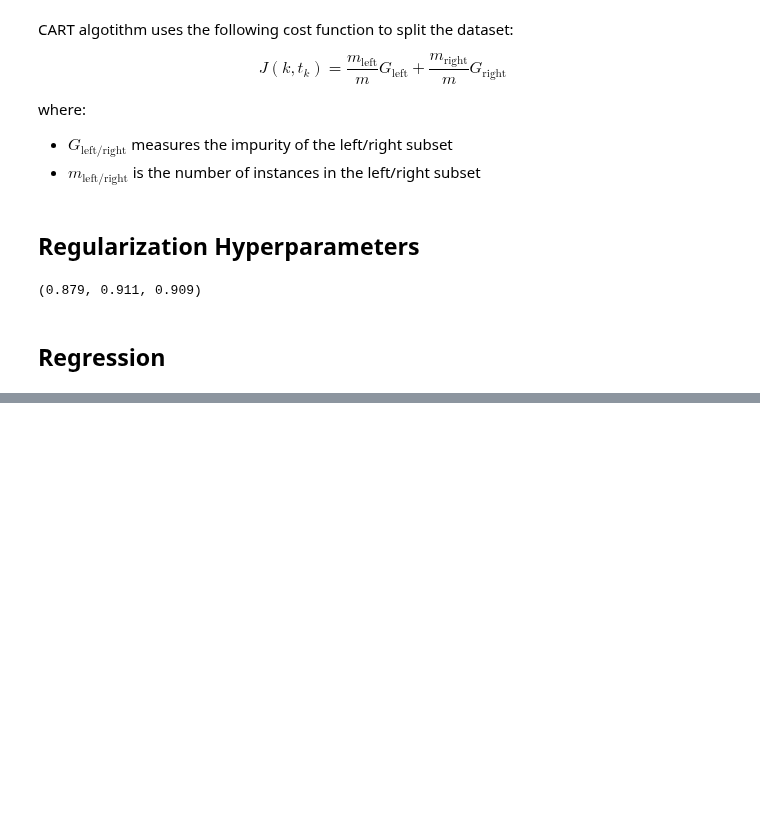
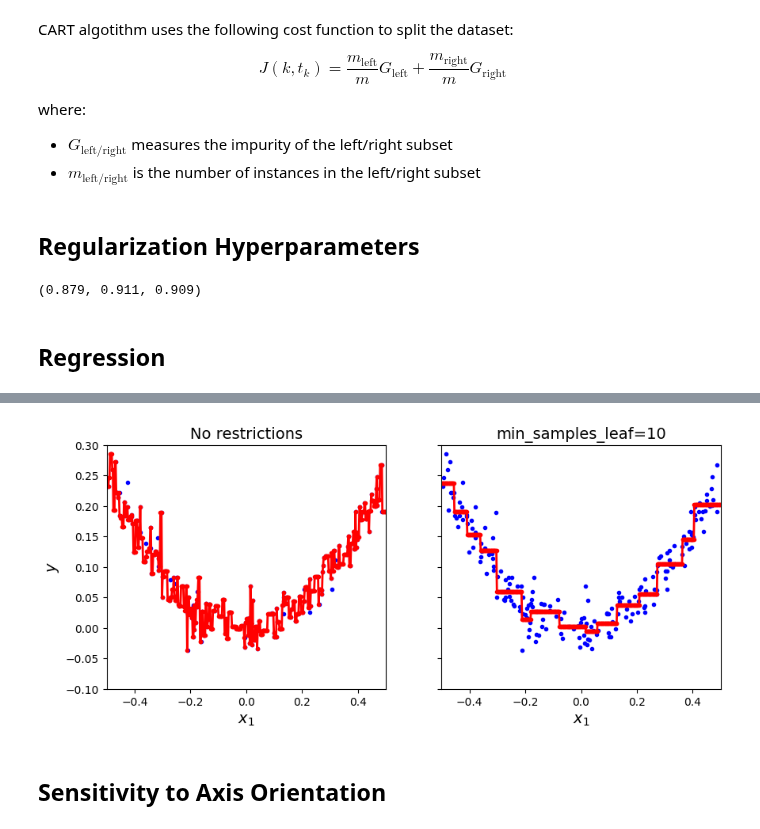
Before and after one commit to MrIsCM/Learning-Machine-Learning, a Jupyter notebook: Notebooks/06_Decision_trees.ipynb, the cells around one changed output, grey strips where cells are left out. Saved outputs shown, nothing was run; the diff lists cells and outputs as text; code cells hidden in the pictures; blank space fills up the shorter version.

```diff
--- a/Notebooks/06_Decision_trees.ipynb
+++ b/Notebooks/06_Decision_trees.ipynb
@@ -129,0 +183,21 @@ tree_clf.score(X_test, y_test), tree_clf_reg.score(X_test, y_test), tree_clf_mor
+# %%
+unreg_tree = DecisionTreeRegressor(random_state=42)
+reg_tree = DecisionTreeRegressor(min_samples_leaf=10, random_state=42)
+
+unreg_tree.fit(X_quad, y_quad)
+reg_tree.fit(X_quad, y_quad)
+
+fig, axes = plt.subplots(ncols=2, figsize=(10, 4), sharey=True)
+plt.sca(axes[0])
+plot_tree_preds(unreg_tree, X_quad, y_quad)
+plt.title("No restrictions")
+plt.ylabel("$y$")
+plt.sca(axes[1])
+plot_tree_preds(reg_tree, X_quad, y_quad)
+plt.title("min_samples_leaf=10")
+
+plt.show()
+# %% [output]
+[figure, added]
+# %% [markdown]
+## Sensitivity to Axis Orientation
```
Also changed, not shown: parts of 10 cells of this notebook.
